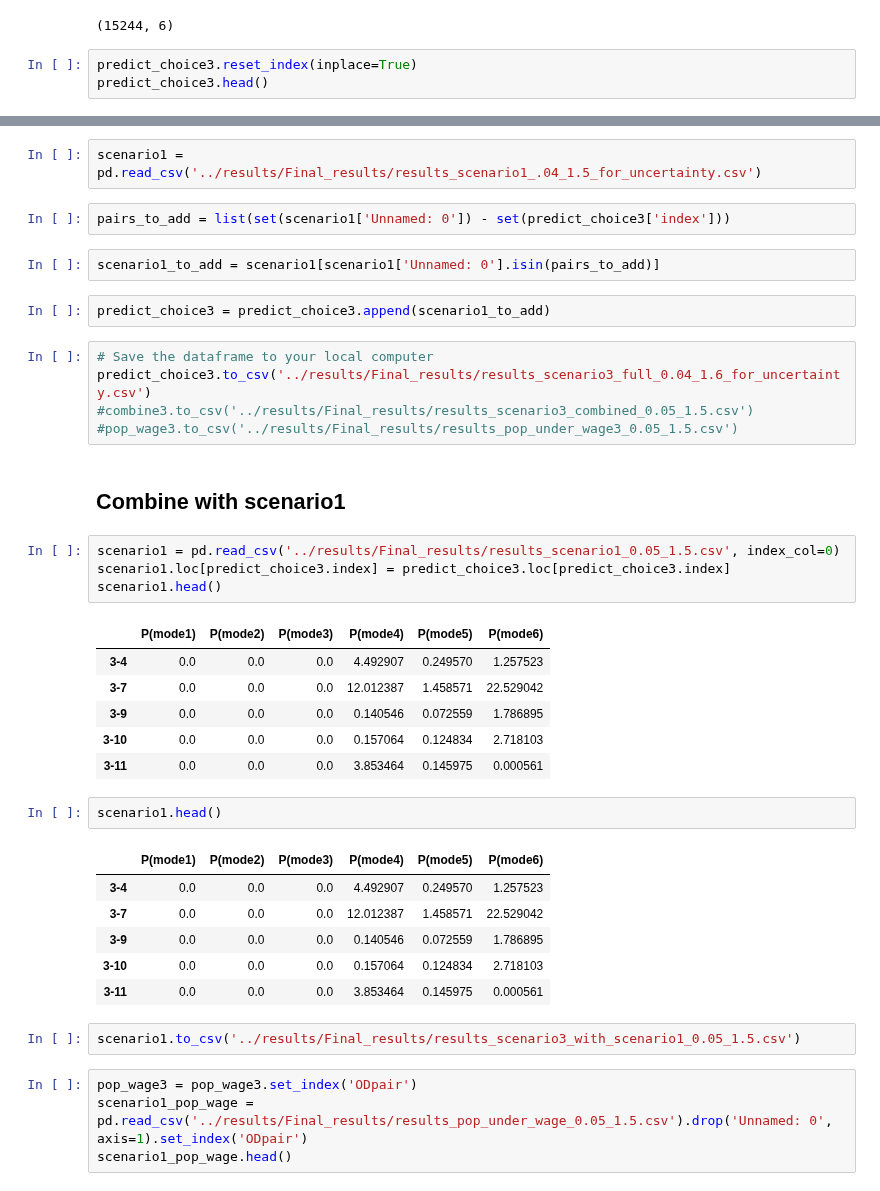
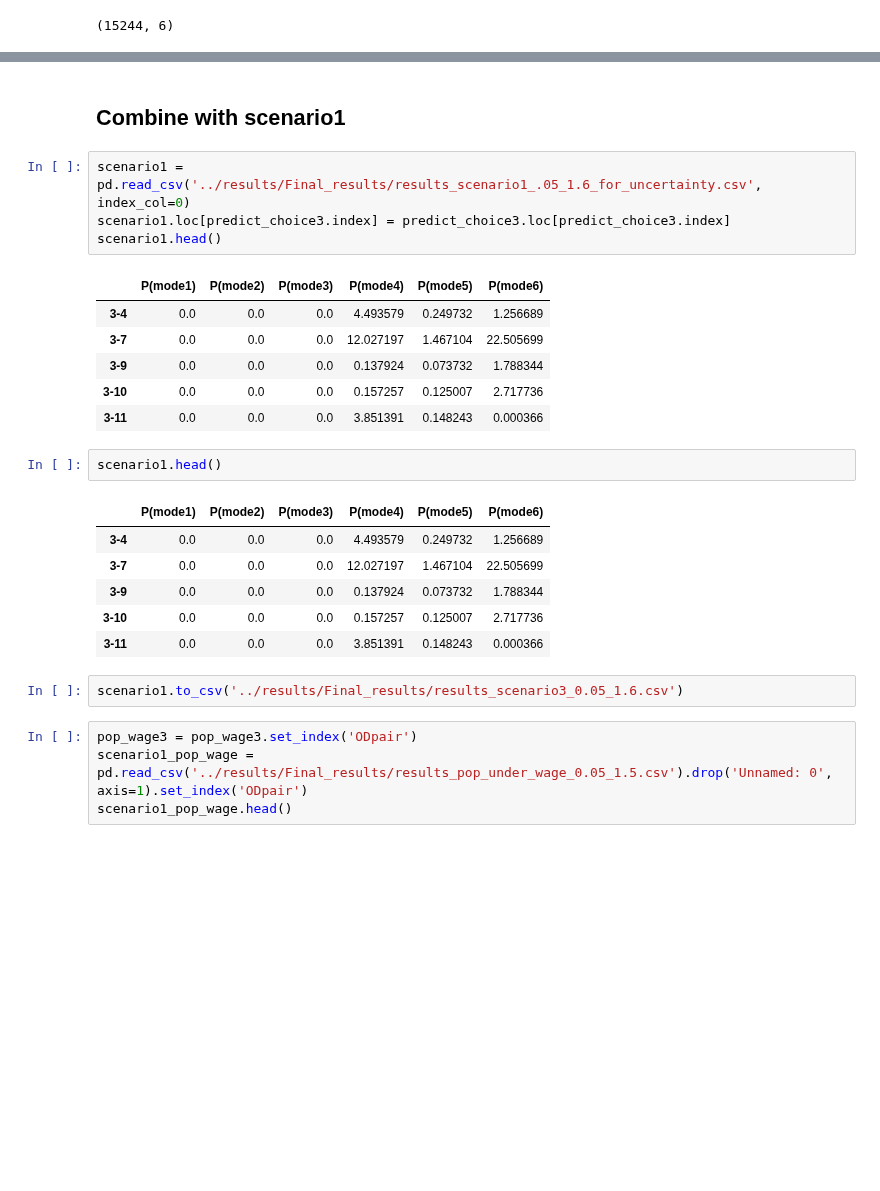
Before and after one commit to Rufei-Sheng/Manhattan-Congestion-Surcharge-Capstone, a Jupyter notebook: modeling/modeling_scenario_3.ipynb, the cells around one changed output, grey strips where cells are left out. Saved outputs shown, nothing was run; the diff lists cells and outputs as text; blank space fills up the shorter version.

Commit message:
Adding Uncertainty

```diff
--- a/modeling/modeling_scenario_3.ipynb
+++ b/modeling/modeling_scenario_3.ipynb
@@ -280,6 +289,3 @@ dtype: float64
 predict_choice3.shape
 # %% [output]
 (15244, 6)
-# %%
-predict_choice3.reset_index(inplace=True)
-predict_choice3.head()
@@ -293,40 +292,27 @@ predict_choice3.head()
-# %%
-scenario1 = pd.read_csv('../results/Final_results/results_scenario1_.04_1.5_for_uncertainty.csv')
-# %%
-pairs_to_add = list(set(scenario1['Unnamed: 0']) - set(predict_choice3['index']))
-# %%
-scenario1_to_add = scenario1[scenario1['Unnamed: 0'].isin(pairs_to_add)]
-# %%
-predict_choice3 = predict_choice3.append(scenario1_to_add)
-# %%
-# Save the dataframe to your local computer
-predict_choice3.to_csv('../results/Final_results/results_scenario3_full_0.04_1.6_for_uncertainty.csv')
-#combine3.to_csv('../results/Final_results/results_scenario3_combined_0.05_1.5.csv')
-#pop_wage3.to_csv('../results/Final_results/results_pop_under_wage3_0.05_1.5.csv')
 # %% [markdown]
 ## Combine with scenario1
 # %%
-scenario1 = pd.read_csv('../results/Final_results/results_scenario1_0.05_1.5.csv', index_col=0)
+scenario1 = pd.read_csv('../results/Final_results/results_scenario1_.05_1.6_for_uncertainty.csv', index_col=0)
 scenario1.loc[predict_choice3.index] = predict_choice3.loc[predict_choice3.index]
 scenario1.head()
 # %% [output]
 |  | P(mode1) | P(mode2) | P(mode3) | P(mode4) | P(mode5) | P(mode6) |
-| 3-4 | 0.0 | 0.0 | 0.0 | 4.492907 | 0.249570 | 1.257523 |
-| 3-7 | 0.0 | 0.0 | 0.0 | 12.012387 | 1.458571 | 22.529042 |
-| 3-9 | 0.0 | 0.0 | 0.0 | 0.140546 | 0.072559 | 1.786895 |
-| 3-10 | 0.0 | 0.0 | 0.0 | 0.157064 | 0.124834 | 2.718103 |
-| 3-11 | 0.0 | 0.0 | 0.0 | 3.853464 | 0.145975 | 0.000561 |
+| 3-4 | 0.0 | 0.0 | 0.0 | 4.493579 | 0.249732 | 1.256689 |
+| 3-7 | 0.0 | 0.0 | 0.0 | 12.027197 | 1.467104 | 22.505699 |
+| 3-9 | 0.0 | 0.0 | 0.0 | 0.137924 | 0.073732 | 1.788344 |
+| 3-10 | 0.0 | 0.0 | 0.0 | 0.157257 | 0.125007 | 2.717736 |
+| 3-11 | 0.0 | 0.0 | 0.0 | 3.851391 | 0.148243 | 0.000366 |
 # %%
 scenario1.head()
 # %% [output]
 |  | P(mode1) | P(mode2) | P(mode3) | P(mode4) | P(mode5) | P(mode6) |
-| 3-4 | 0.0 | 0.0 | 0.0 | 4.492907 | 0.249570 | 1.257523 |
-| 3-7 | 0.0 | 0.0 | 0.0 | 12.012387 | 1.458571 | 22.529042 |
-| 3-9 | 0.0 | 0.0 | 0.0 | 0.140546 | 0.072559 | 1.786895 |
-| 3-10 | 0.0 | 0.0 | 0.0 | 0.157064 | 0.124834 | 2.718103 |
-| 3-11 | 0.0 | 0.0 | 0.0 | 3.853464 | 0.145975 | 0.000561 |
+| 3-4 | 0.0 | 0.0 | 0.0 | 4.493579 | 0.249732 | 1.256689 |
+| 3-7 | 0.0 | 0.0 | 0.0 | 12.027197 | 1.467104 | 22.505699 |
+| 3-9 | 0.0 | 0.0 | 0.0 | 0.137924 | 0.073732 | 1.788344 |
+| 3-10 | 0.0 | 0.0 | 0.0 | 0.157257 | 0.125007 | 2.717736 |
+| 3-11 | 0.0 | 0.0 | 0.0 | 3.851391 | 0.148243 | 0.000366 |
 # %%
-scenario1.to_csv('../results/Final_results/results_scenario3_with_scenario1_0.05_1.5.csv')
+scenario1.to_csv('../results/Final_results/results_scenario3_0.05_1.6.csv')
 # %%
 pop_wage3 = pop_wage3.set_index('ODpair')
 scenario1_pop_wage = pd.read_csv('../results/Final_results/results_pop_under_wage_0.05_1.5.csv').drop('Unnamed: 0', axis=1).set_index('ODpair')
```
Also changed, not shown: parts of 4 cells of this notebook, 21 other files.
